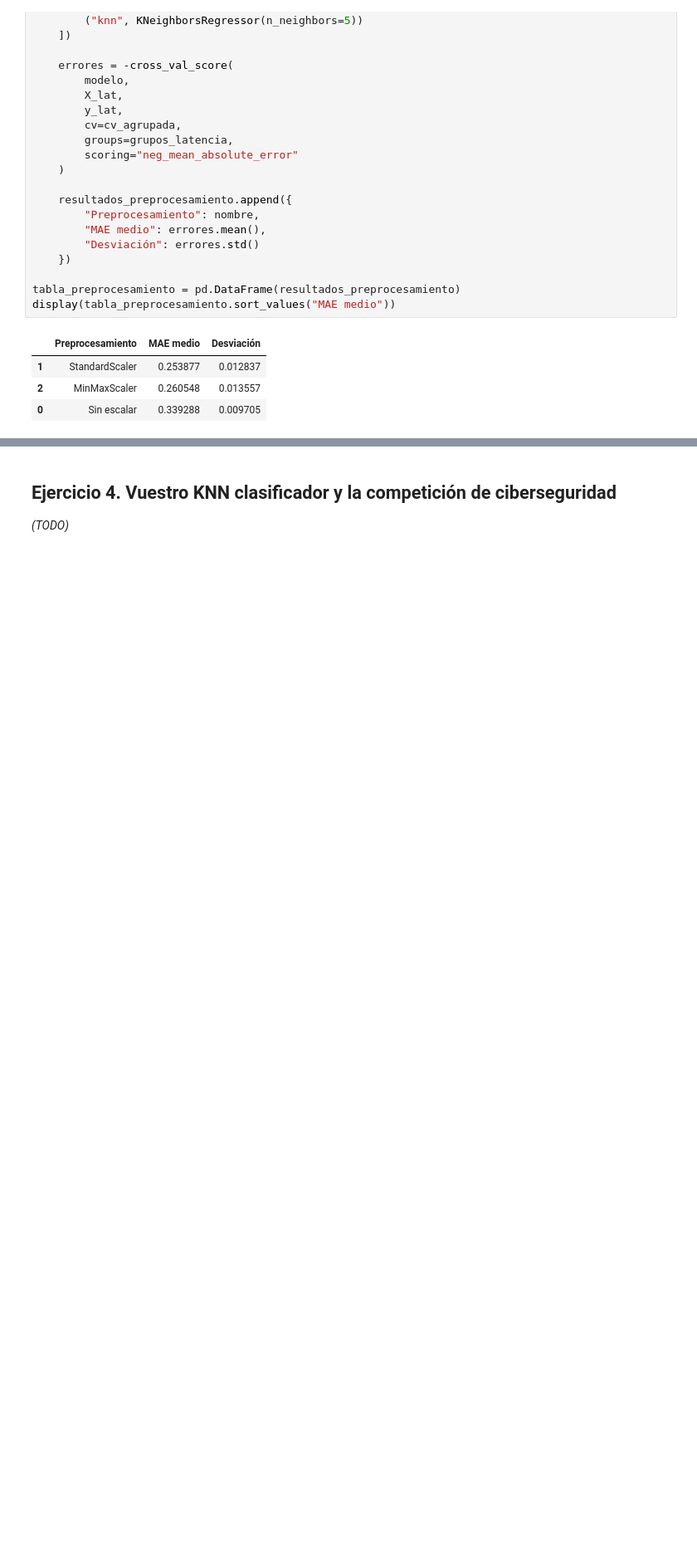
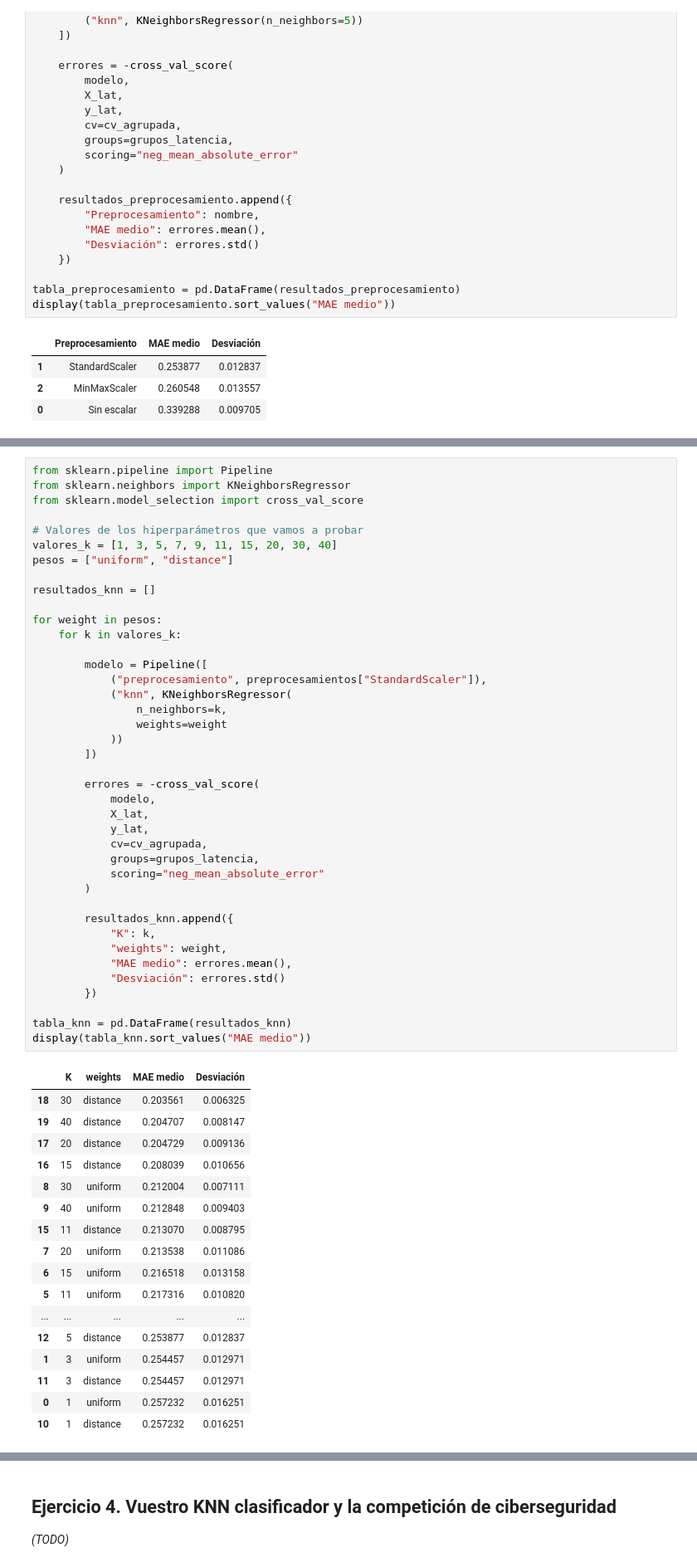
Before and after one commit to miguelang17/Practica_2, a Jupyter notebook: P2_alumnos/P2/Cuaderno/p2_grupoN.ipynb, the cells around one changed output, grey strips where cells are left out. Shown at 83% size. Saved outputs shown, nothing was run; the diff lists cells and outputs as text; blank space fills up the shorter version.

Commit message:
3 latencia

```diff
--- a/P2_alumnos/P2/Cuaderno/p2_grupoN.ipynb
+++ b/P2_alumnos/P2/Cuaderno/p2_grupoN.ipynb
@@ -762,0 +755,58 @@ Para evitar que ejecuciones de una misma configuración aparezcan simultáneamen
+# %%
+from sklearn.pipeline import Pipeline
+from sklearn.neighbors import KNeighborsRegressor
+from sklearn.model_selection import cross_val_score
+
+# Valores de los hiperparámetros que vamos a probar
+valores_k = [1, 3, 5, 7, 9, 11, 15, 20, 30, 40]
+pesos = ["uniform", "distance"]
+
+resultados_knn = []
+
+for weight in pesos:
+    for k in valores_k:
+
+        modelo = Pipeline([
+            ("preprocesamiento", preprocesamientos["StandardScaler"]),
+            ("knn", KNeighborsRegressor(
+                n_neighbors=k,
+                weights=weight
+            ))
+        ])
+
+        errores = -cross_val_score(
+            modelo,
+            X_lat,
+            y_lat,
+            cv=cv_agrupada,
+            groups=grupos_latencia,
+            scoring="neg_mean_absolute_error"
+        )
+
+        resultados_knn.append({
+            "K": k,
+            "weights": weight,
+            "MAE medio": errores.mean(),
+            "Desviación": errores.std()
+        })
+
+tabla_knn = pd.DataFrame(resultados_knn)
+display(tabla_knn.sort_values("MAE medio"))
+# %% [output]
+|  | K | weights | MAE medio | Desviación |
+| 18 | 30 | distance | 0.203561 | 0.006325 |
+| 19 | 40 | distance | 0.204707 | 0.008147 |
+| 17 | 20 | distance | 0.204729 | 0.009136 |
+| 16 | 15 | distance | 0.208039 | 0.010656 |
+| 8 | 30 | uniform | 0.212004 | 0.007111 |
+| 9 | 40 | uniform | 0.212848 | 0.009403 |
+| 15 | 11 | distance | 0.213070 | 0.008795 |
+| 7 | 20 | uniform | 0.213538 | 0.011086 |
+| 6 | 15 | uniform | 0.216518 | 0.013158 |
+| 5 | 11 | uniform | 0.217316 | 0.010820 |
+| ... | ... | ... | ... | ... |
+| 12 | 5 | distance | 0.253877 | 0.012837 |
+| 1 | 3 | uniform | 0.254457 | 0.012971 |
+| 11 | 3 | distance | 0.254457 | 0.012971 |
+| 0 | 1 | uniform | 0.257232 | 0.016251 |
+| 10 | 1 | distance | 0.257232 | 0.016251 |
```
Also changed, not shown: parts of 15 cells of this notebook.
